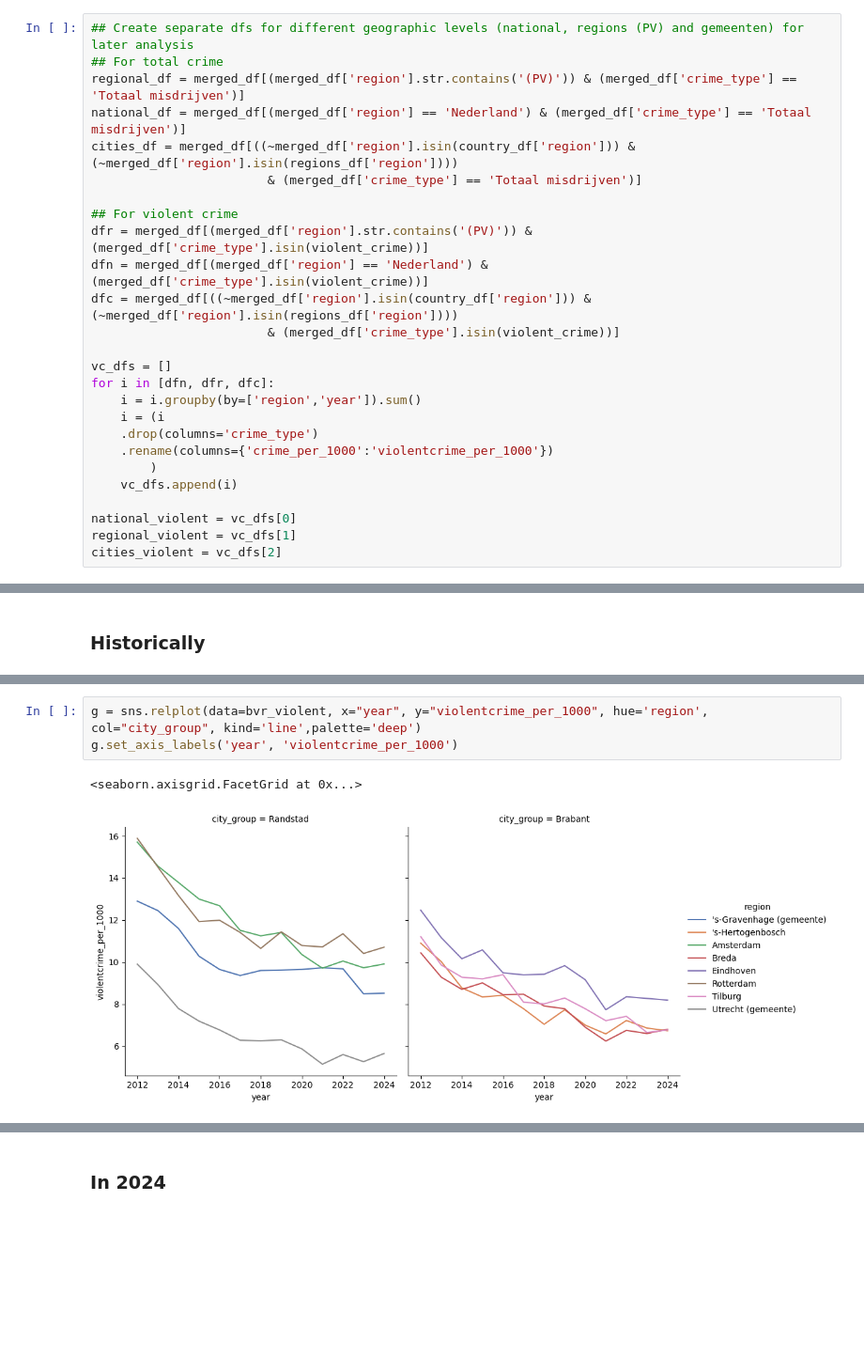
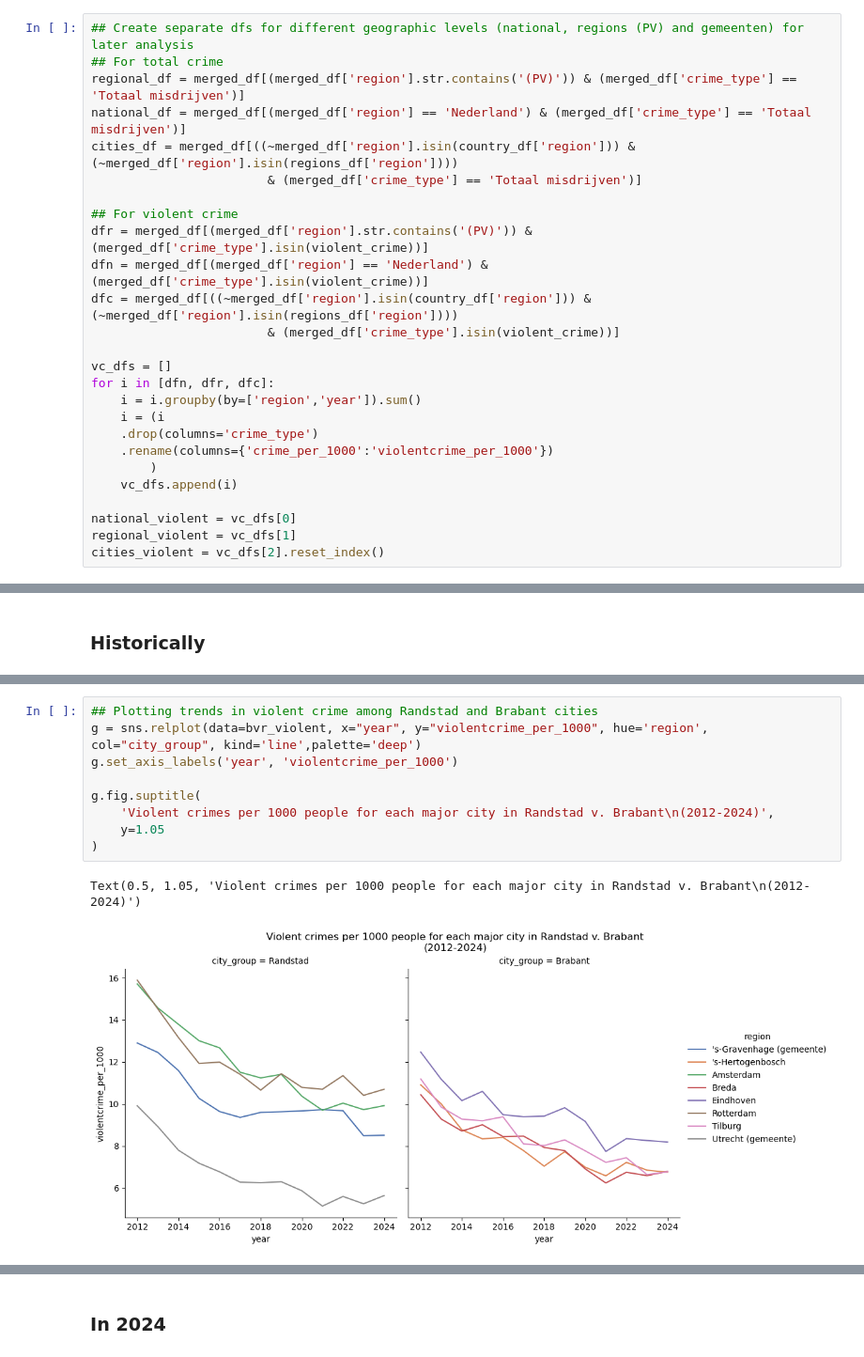
Before and after one commit to chels-j/NLViolentCrime, a Jupyter notebook: NLCrimeAnalysis.ipynb, the cells around one changed output, grey strips where cells are left out. Shown at 94% size. Drawn from its saved outputs; the diff is of its cells as text; blank space fills up the shorter version.

```diff
--- a/NLCrimeAnalysis.ipynb
+++ b/NLCrimeAnalysis.ipynb
@@ -724,4 +735,4 @@ for i in [dfn, dfr, dfc]:
 
 national_violent = vc_dfs[0]
 regional_violent = vc_dfs[1]
-cities_violent = vc_dfs[2]
+cities_violent = vc_dfs[2].reset_index()
@@ -1442,9 +1417,15 @@ g.fig.suptitle(
 Text(0.5, 1.05, 'Total crimes per 1000 people for each major city in Randstad v. Brabant\n(2012-2024)')
 [figure]
 # %%
+## Plotting trends in violent crime among Randstad and Brabant cities
 g = sns.relplot(data=bvr_violent, x="year", y="violentcrime_per_1000", hue='region', col="city_group", kind='line',palette='deep')
 g.set_axis_labels('year', 'violentcrime_per_1000')
+
+g.fig.suptitle(
+    'Violent crimes per 1000 people for each major city in Randstad v. Brabant\n(2012-2024)',
+    y=1.05
+)
 # %% [output]
-<seaborn.axisgrid.FacetGrid at 0x...>
+Text(0.5, 1.05, 'Violent crimes per 1000 people for each major city in Randstad v. Brabant\n(2012-2024)')
-[figure, old version]
+[figure, new version]
 # %%
```
Also changed, not shown: parts of 25 cells of this notebook.
